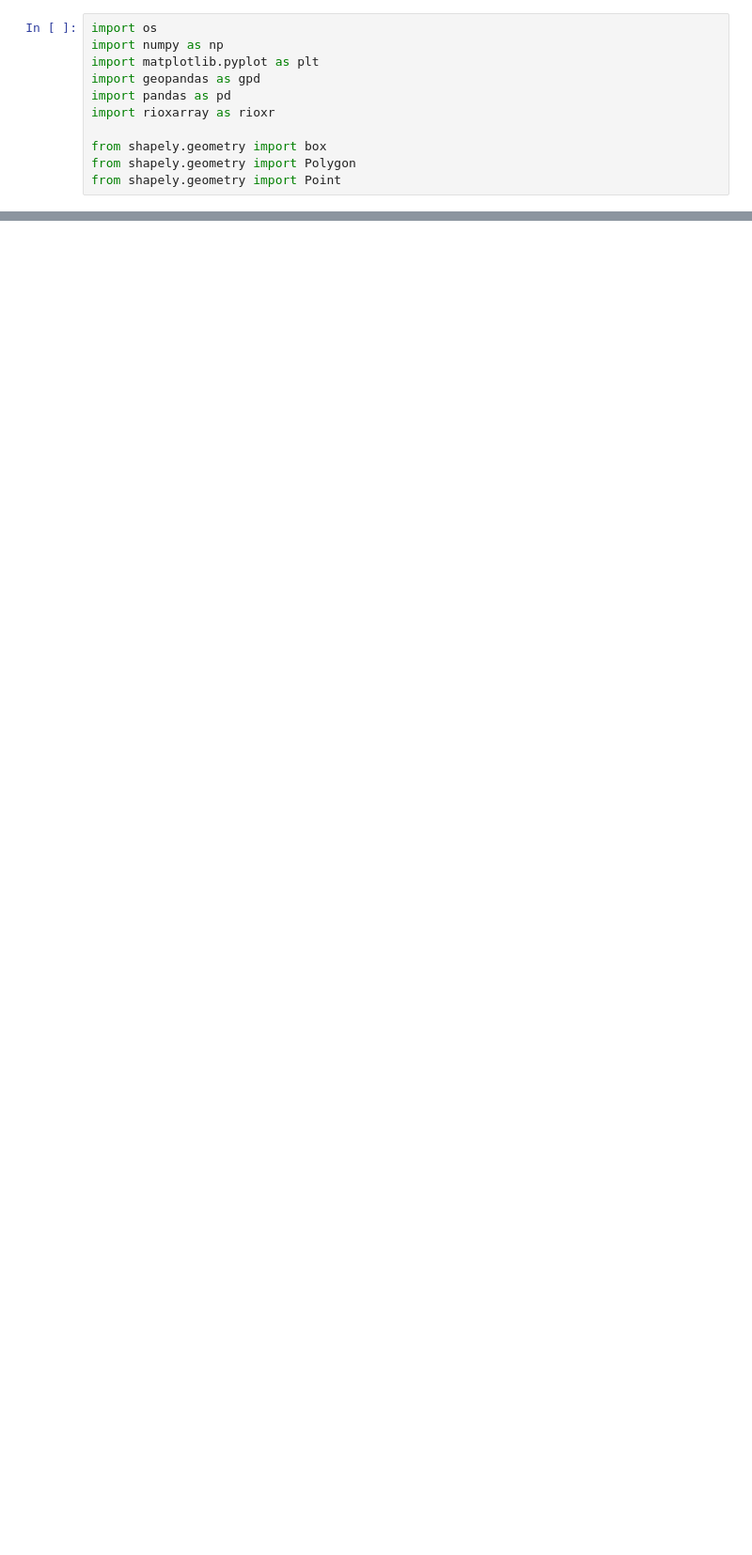
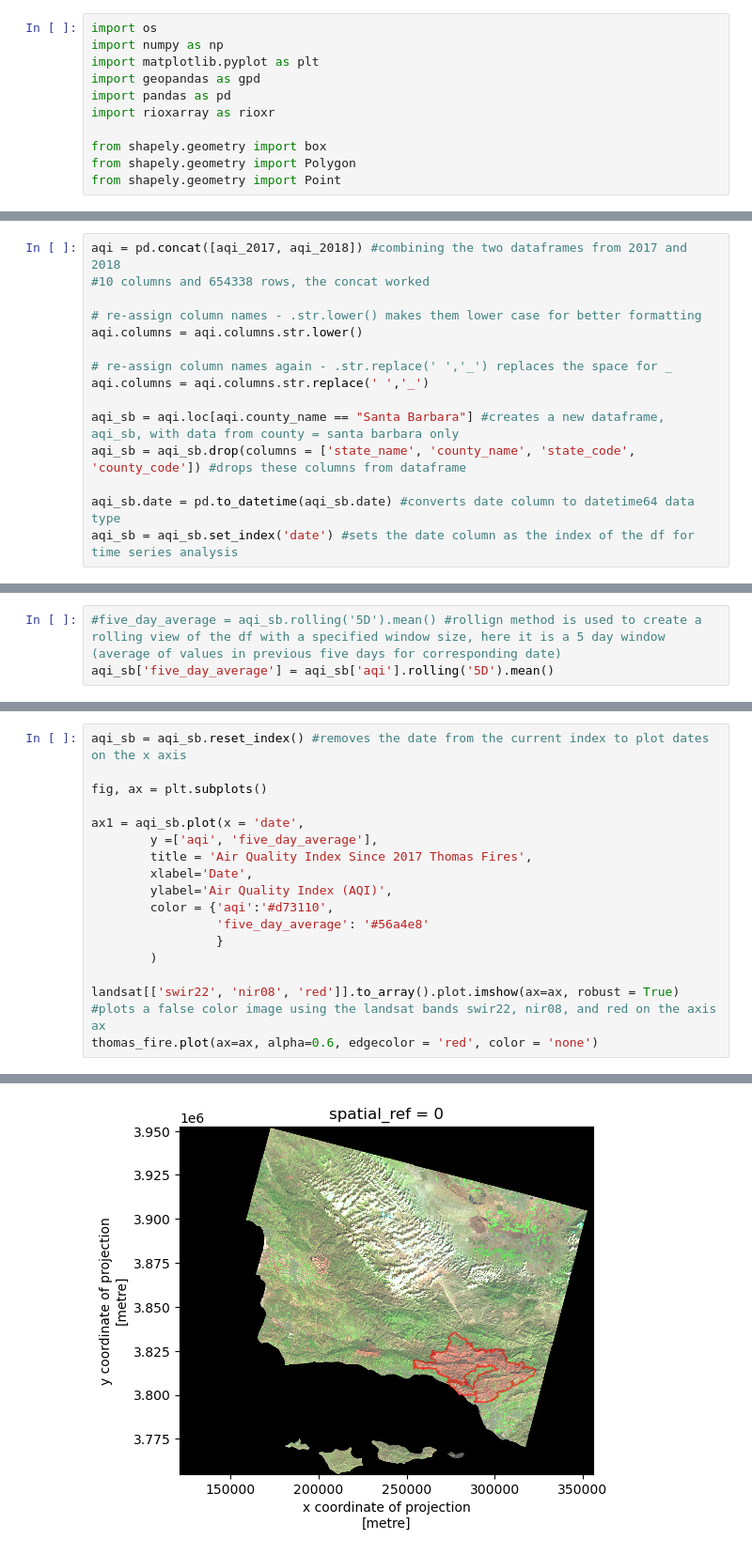
Before and after one commit to kateebeckerr/ThomasFire_Analysis, a Jupyter notebook: ThomasFire.ipynb, the cells around one changed output, grey strips where cells are left out. Shown at 94% size. Drawn from its saved outputs; the diff is of its cells as text; blank space fills up the shorter version.

```diff
--- a/ThomasFire.ipynb
+++ b/ThomasFire.ipynb
@@ -79,0 +101,15 @@ RasterioIOError: /Users/katebecker/Documents/Bren/Fall_Q/EDS_220/final/ThomasFir
+# %%
+aqi = pd.concat([aqi_2017, aqi_2018]) #combining the two dataframes from 2017 and 2018
+#10 columns and 654338 rows, the concat worked
+
+# re-assign column names - .str.lower() makes them lower case for better formatting
+aqi.columns = aqi.columns.str.lower()
+
+# re-assign column names again - .str.replace(' ','_') replaces the space for _
+aqi.columns = aqi.columns.str.replace(' ','_')
+
+aqi_sb = aqi.loc[aqi.county_name == "Santa Barbara"] #creates a new dataframe, aqi_sb, with data from county = santa barbara only
+aqi_sb = aqi_sb.drop(columns = ['state_name', 'county_name', 'state_code', 'county_code']) #drops these columns from dataframe
+
+aqi_sb.date = pd.to_datetime(aqi_sb.date) #converts date column to datetime64 data type
+aqi_sb = aqi_sb.set_index('date') #sets the date column as the index of the df for time series analysis
@@ -79,0 +120,3 @@ RasterioIOError: /Users/katebecker/Documents/Bren/Fall_Q/EDS_220/final/ThomasFir
+# %%
+#five_day_average = aqi_sb.rolling('5D').mean() #rollign method is used to create a rolling view of the df with a specified window size, here it is a 5 day window (average of values in previous five days for corresponding date)
+aqi_sb['five_day_average'] = aqi_sb['aqi'].rolling('5D').mean()
@@ -79,0 +155,18 @@ RasterioIOError: /Users/katebecker/Documents/Bren/Fall_Q/EDS_220/final/ThomasFir
+# %%
+aqi_sb = aqi_sb.reset_index() #removes the date from the current index to plot dates on the x axis
+
+fig, ax = plt.subplots()
+
+ax1 = aqi_sb.plot(x = 'date',
+        y =['aqi', 'five_day_average'],
+        title = 'Air Quality Index Since 2017 Thomas Fires',
+        xlabel='Date',
+        ylabel='Air Quality Index (AQI)',
+        color = {'aqi':'#d73110',
+                 'five_day_average': '#56a4e8'
+                 }
+        )
+
+landsat[['swir22', 'nir08', 'red']].to_array().plot.imshow(ax=ax, robust = True) #plots a false color image using the landsat bands swir22, nir08, and red on the axis ax
+thomas_fire.plot(ax=ax, alpha=0.6, edgecolor = 'red', color = 'none')
+# %% [output]
@@ -79,0 +174 @@ RasterioIOError: /Users/katebecker/Documents/Bren/Fall_Q/EDS_220/final/ThomasFir
+[figure, added]
```
Also changed, not shown: parts of 30 cells of this notebook, 3 other files.
